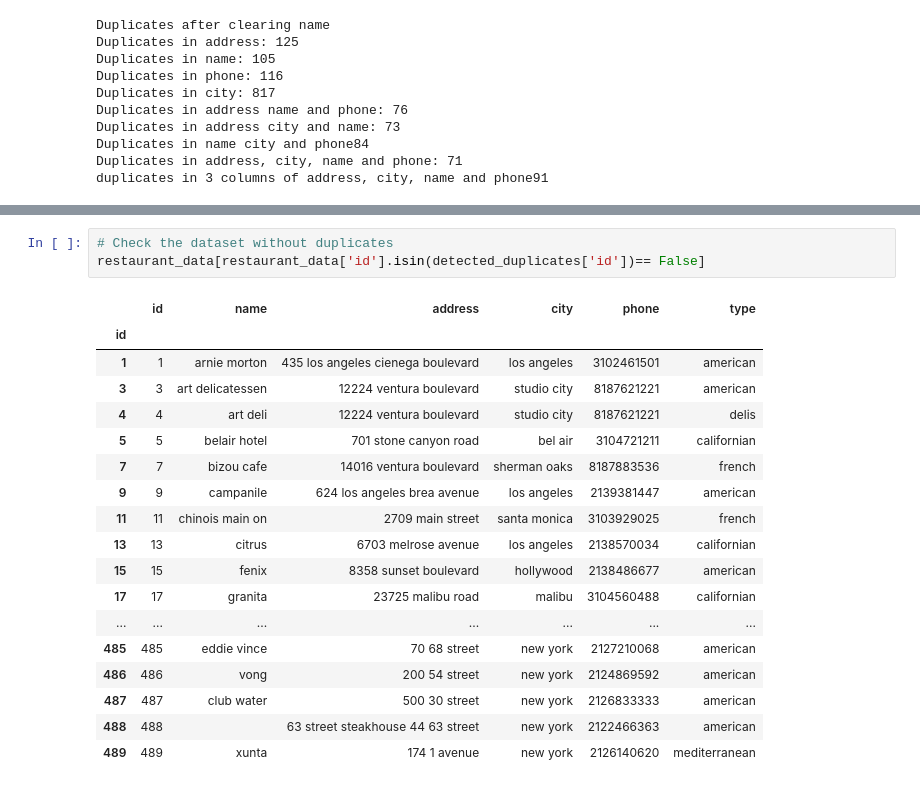
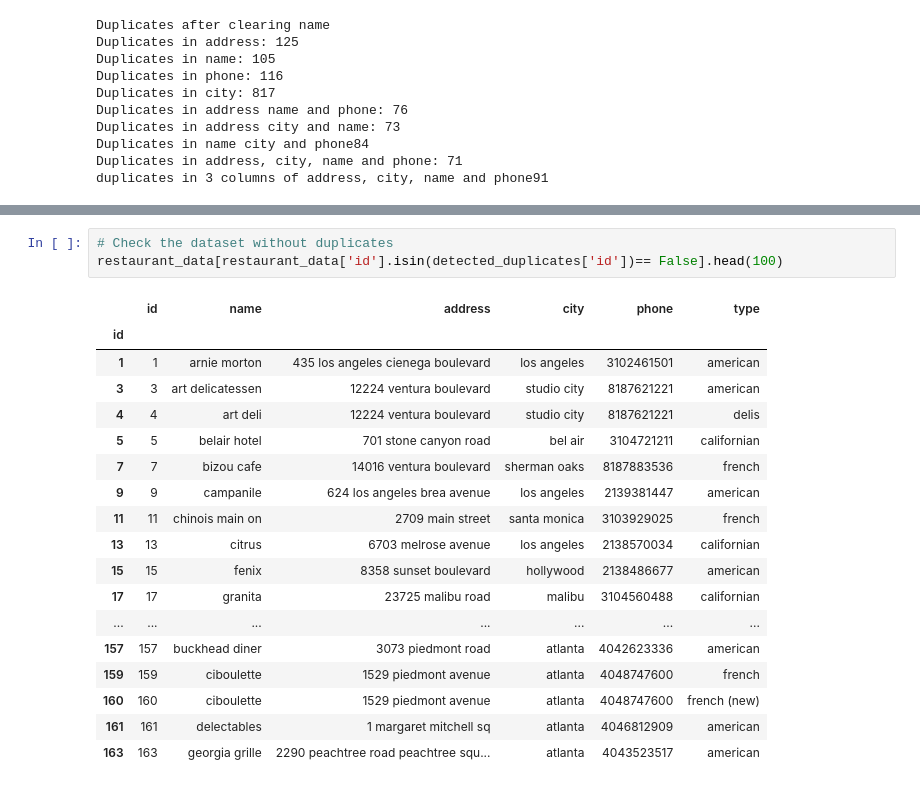
Before and after one commit to alch94/dmdb_duplicate_recognition, a Jupyter notebook: Notebooks/remove_duplicates.ipynb, the cells around one changed output, grey strips where cells are left out. Cells and saved outputs as stored; diff of their text form.

Commit message:
Updated the duplicate detecteion

```diff
--- a/Notebooks/remove_duplicates.ipynb
+++ b/Notebooks/remove_duplicates.ipynb
@@ -233,23 +234,23 @@ Precision: 1.0
 Recall: 0.8125
 # %%
 # Check the dataset without duplicates
-restaurant_data[restaurant_data['id'].isin(detected_duplicates['id'])== False]
+restaurant_data[restaurant_data['id'].isin(detected_duplicates['id'])== False].head(100)
 # %% [output]
 |  | id | name | address | city | phone | type |
 | id |  |  |  |  |  |  |
 | 1 | 1 | arnie morton | 435 los angeles cienega boulevard | los angeles | 3102461501 | american |
 | 3 | 3 | art delicatessen | 12224 ventura boulevard | studio city | 8187621221 | american |
 | 4 | 4 | art deli | 12224 ventura boulevard | studio city | 8187621221 | delis |
 | 5 | 5 | belair hotel | 701 stone canyon road | bel air | 3104721211 | californian |
 | 7 | 7 | bizou cafe | 14016 ventura boulevard | sherman oaks | 8187883536 | french |
 | 9 | 9 | campanile | 624 los angeles brea avenue | los angeles | 2139381447 | american |
 | 11 | 11 | chinois main on | 2709 main street | santa monica | 3103929025 | french |
 | 13 | 13 | citrus | 6703 melrose avenue | los angeles | 2138570034 | californian |
 | 15 | 15 | fenix | 8358 sunset boulevard | hollywood | 2138486677 | american |
 | 17 | 17 | granita | 23725 malibu road | malibu | 3104560488 | californian |
 | ... | ... | ... | ... | ... | ... | ... |
-| 485 | 485 | eddie vince | 70 68 street | new york | 2127210068 | american |
-| 486 | 486 | vong | 200 54 street | new york | 2124869592 | american |
-| 487 | 487 | club water | 500 30 street | new york | 2126833333 | american |
-| 488 | 488 |  | 63 street steakhouse 44 63 street | new york | 2122466363 | american |
-| 489 | 489 | xunta | 174 1 avenue | new york | 2126140620 | mediterranean |
+| 157 | 157 | buckhead diner | 3073 piedmont road | atlanta | 4042623336 | american |
+| 159 | 159 | ciboulette | 1529 piedmont avenue | atlanta | 4048747600 | french |
+| 160 | 160 | ciboulette | 1529 piedmont avenue | atlanta | 4048747600 | french (new) |
+| 161 | 161 | delectables | 1 margaret mitchell sq | atlanta | 4046812909 | american |
+| 163 | 163 | georgia grille | 2290 peachtree road peachtree squ... | atlanta | 4043523517 | american |
```
Also changed, not shown: parts of 9 cells of this notebook, 7 other files.
